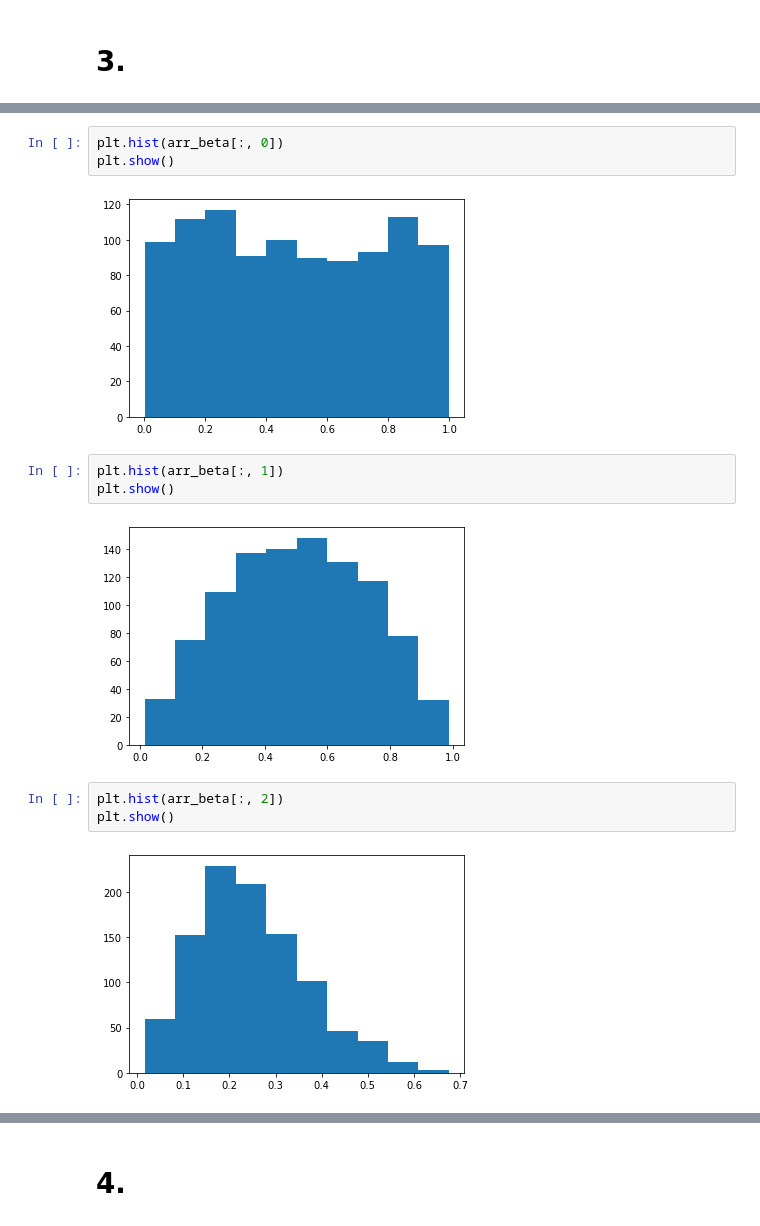
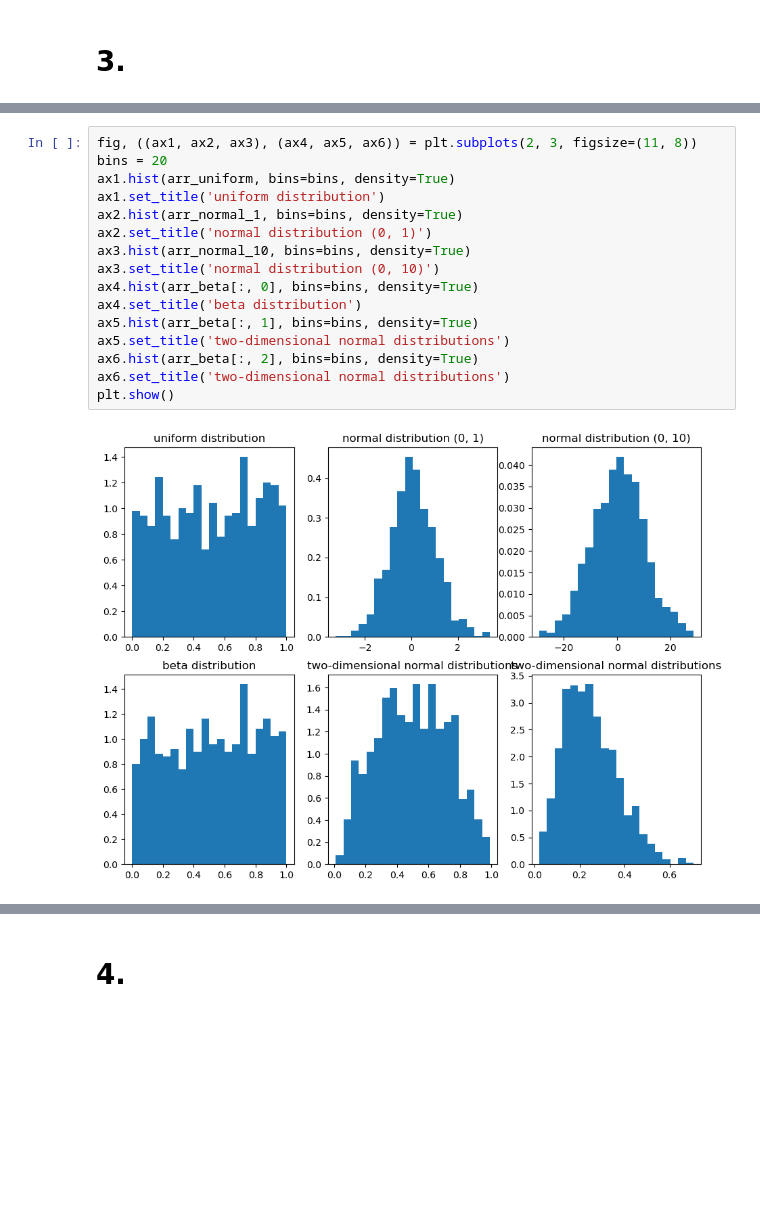
Before and after one commit to niziox/Data-Analytics, a Jupyter notebook: lab1/lab1.ipynb, the cells around one changed output, grey strips where cells are left out. Cells and saved outputs as stored; diff of their text form; blank space fills up the shorter version.

```diff
--- a/lab1/lab1.ipynb
+++ b/lab1/lab1.ipynb
@@ -31,15 +17,18 @@ plt.show()
-# %%
-plt.hist(arr_beta[:, 0])
-plt.show()
-# %% [output]
-[figure, removed]
-# %%
-plt.hist(arr_beta[:, 1])
-plt.show()
-# %% [output]
-[figure, removed]
-# %%
-plt.hist(arr_beta[:, 2])
-plt.show()
-# %% [output]
-[figure, removed]
+# %%
+fig, ((ax1, ax2, ax3), (ax4, ax5, ax6)) = plt.subplots(2, 3, figsize=(11, 8))
+bins = 20
+ax1.hist(arr_uniform, bins=bins, density=True)
+ax1.set_title('uniform distribution')
+ax2.hist(arr_normal_1, bins=bins, density=True)
+ax2.set_title('normal distribution (0, 1)')
+ax3.hist(arr_normal_10, bins=bins, density=True)
+ax3.set_title('normal distribution (0, 10)')
+ax4.hist(arr_beta[:, 0], bins=bins, density=True)
+ax4.set_title('beta distribution')
+ax5.hist(arr_beta[:, 1], bins=bins, density=True)
+ax5.set_title('two-dimensional normal distributions')
+ax6.hist(arr_beta[:, 2], bins=bins, density=True)
+ax6.set_title('two-dimensional normal distributions')
+plt.show()
+# %% [output]
+[figure, added]
```
Also changed, not shown: parts of 10 cells of this notebook.
